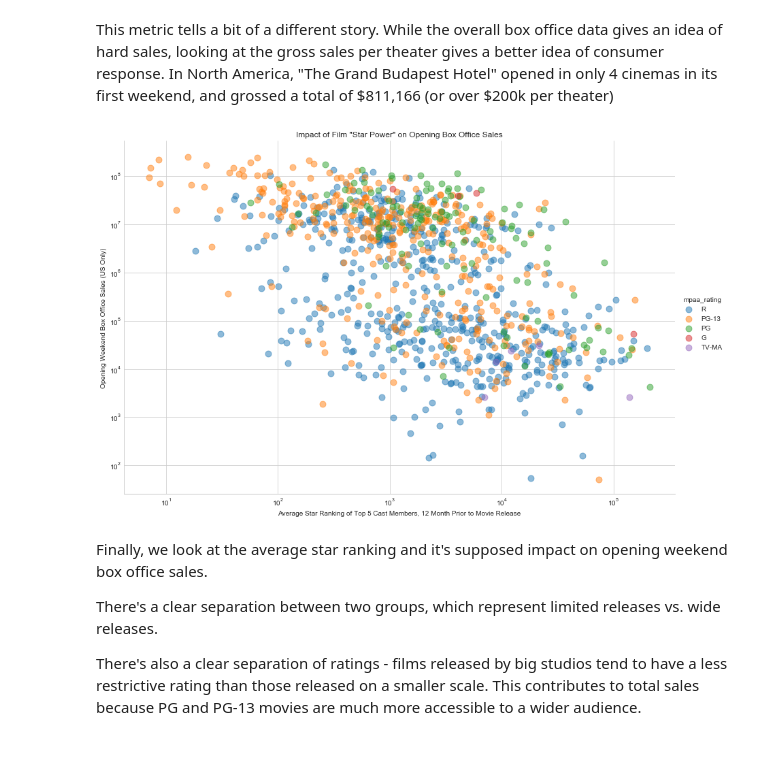
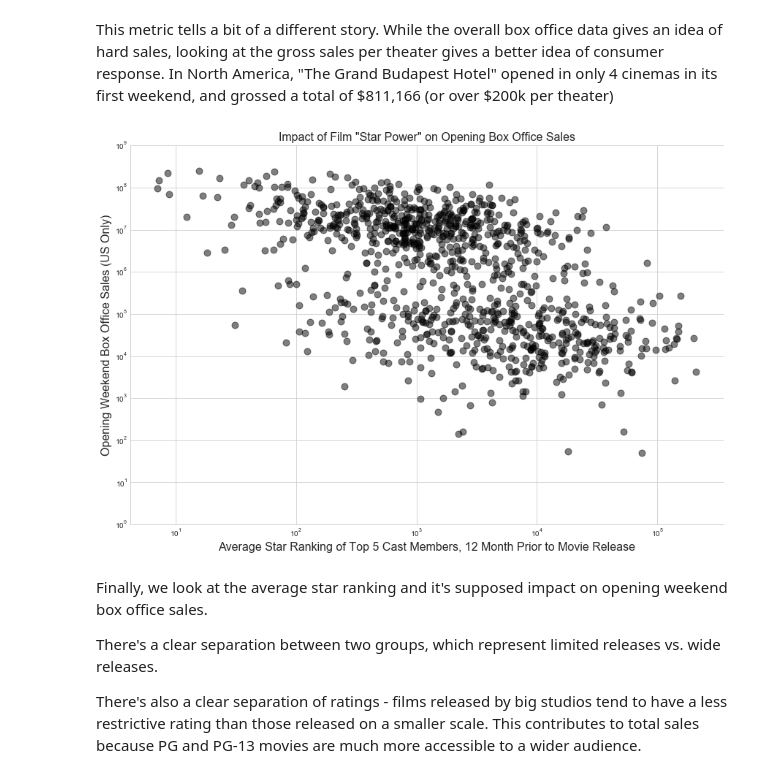
Before and after one commit to cmgiler/Movie-Hype-Predictor, a Jupyter notebook: 02_Data Cleaning and Pre-Processing.ipynb, the cells around one changed output. Saved outputs shown, nothing was run; the diff lists cells and outputs as text; code cells hidden in the pictures; blank space fills up the shorter version.

```diff
--- a/02_Data Cleaning and Pre-Processing.ipynb
+++ b/02_Data Cleaning and Pre-Processing.ipynb
@@ -243,13 +246,14 @@ ax.legend_.remove()
 This metric tells a bit of a different story. While the overall box office data gives an idea of hard sales, looking at the gross sales per theater gives a better idea of consumer response. In North America, "The Grand Budapest Hotel" opened in only 4 cinemas in its first weekend, and grossed a total of \$811,166 (or over \$200k per theater)
 # %%
 # grid = sns.lmplot('average_star_rank_12_month_5', 'Price', data=df_all, hue='mpaa_rating', fit_reg=False, scatter_kws={'alpha': 0.5, 's': 80}, size=8, aspect=1.5);
-grid = sns.lmplot('average_star_rank_12_month_5', 'Price', data=df_all, hue='mpaa_rating', fit_reg=False, scatter_kws={'alpha': 0.5, 's': 80}, size=8, aspect=1.5);
+grid = sns.lmplot('average_star_rank_12_month_5', 'Price', data=df_all, fit_reg=False, scatter_kws={'alpha': 0.5, 's': 80, 'color':'k'}, size=8, aspect=1.5);
 grid.ax.loglog();
-grid.ax.set_ylabel('Opening Weekend Box Office Sales (US Only)');
-grid.ax.set_xlabel('Average Star Ranking of Top 5 Cast Members, 12 Month Prior to Movie Release');
-grid.ax.set_title('Impact of Film "Star Power" on Opening Box Office Sales');
+grid.ax.set_ylim(bottom=1, top=1000000000)
+grid.ax.set_ylabel('Opening Weekend Box Office Sales (US Only)', fontsize=16);
+grid.ax.set_xlabel('Average Star Ranking of Top 5 Cast Members, 12 Month Prior to Movie Release', fontsize=16);
+grid.ax.set_title('Impact of Film "Star Power" on Opening Box Office Sales', fontsize=16);
 # %% [output]
-[figure, old version]
+[figure, new version]
 # %% [markdown]
 Finally, we look at the average star ranking and it's supposed impact on opening weekend box office sales.
 
```
Also changed, not shown: parts of 2 cells of this notebook, 2 other files.
